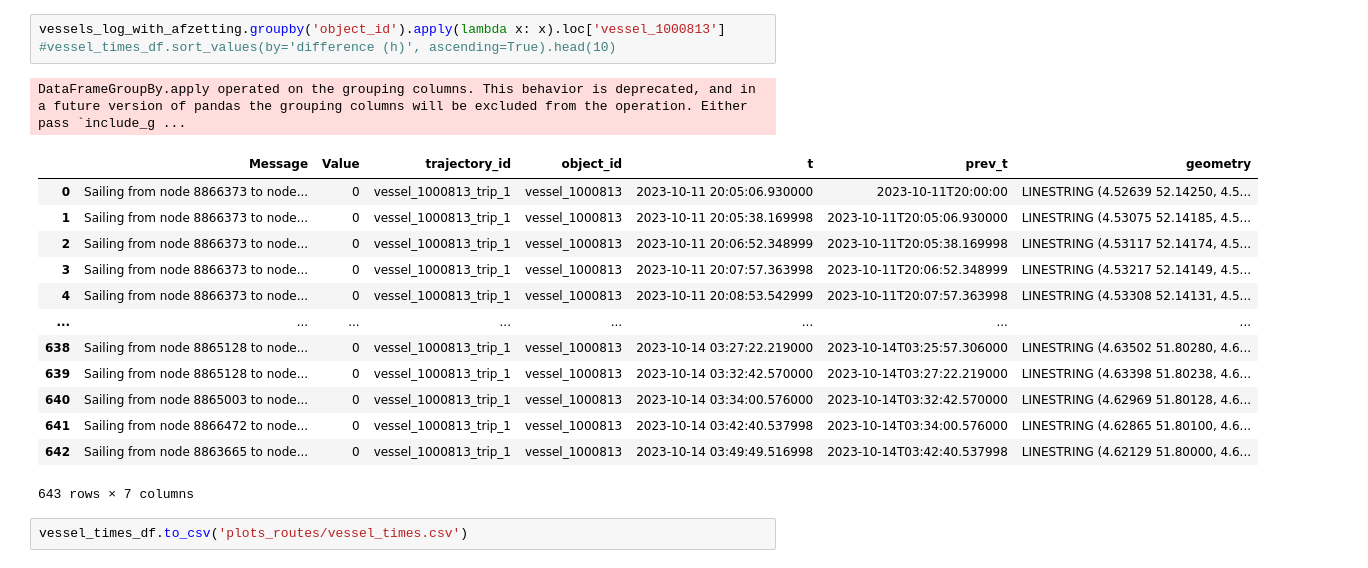
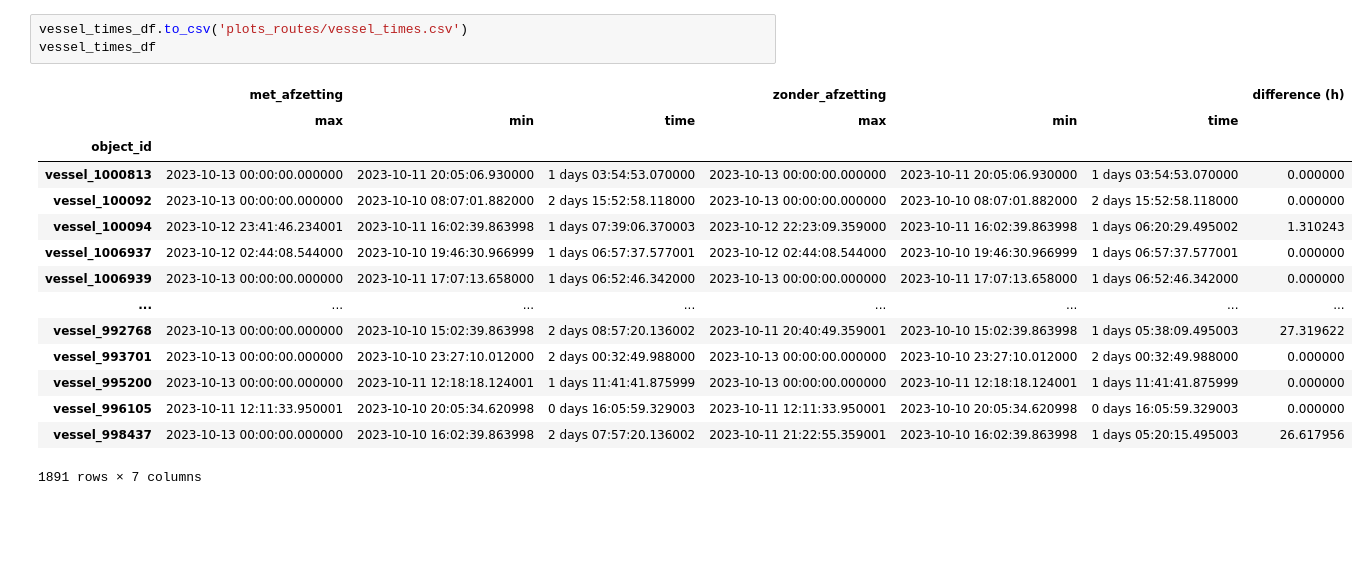
Before and after one commit to Deltares-research/digitaltwin-waterway, a Jupyter notebook: notebooks/ivs/analysis_lock_waiting_times.ipynb, the cells around one changed output. Saved outputs shown, nothing was run; the diff lists cells and outputs as text; blank space fills up the shorter version.

```diff
--- a/notebooks/ivs/analysis_lock_waiting_times.ipynb
+++ b/notebooks/ivs/analysis_lock_waiting_times.ipynb
@@ -96,23 +185,22 @@ See the caveats in the documentation: https://pandas.pydata.org/pandas-docs/stab
 Use `df.loc[row_indexer, "col"] = values` instead, to perform the assignment in a single step and ensure this keeps updating the original `df`.
 
 See the caveats in the documentation: https://pandas.pydata.org/pandas-docs/stable/user_guide/indexing.html#returning-a-view-versus-a-copy
-# %%
-vessels_log_with_afzetting.groupby('object_id').apply(lambda x: x).loc['vessel_1000813']
-#vessel_times_df.sort_values(by='difference (h)', ascending=True).head(10)
-# %% [output]
-DataFrameGroupBy.apply operated on the grouping columns. This behavior is deprecated, and in a future version of pandas the grouping columns will be excluded from the operation. Either pass `include_g ...
-|  | Message | Value | trajectory_id | object_id | t | prev_t | geometry |
-| 0 | Sailing from node 8866373 to node... | 0 | vessel_1000813_trip_1 | vessel_1000813 | 2023-10-11 20:05:06.930000 | 2023-10-11T20:00:00 | LINESTRING (4.52639 52.14250, 4.5... |
-| 1 | Sailing from node 8866373 to node... | 0 | vessel_1000813_trip_1 | vessel_1000813 | 2023-10-11 20:05:38.169998 | 2023-10-11T20:05:06.930000 | LINESTRING (4.53075 52.14185, 4.5... |
-| 2 | Sailing from node 8866373 to node... | 0 | vessel_1000813_trip_1 | vessel_1000813 | 2023-10-11 20:06:52.348999 | 2023-10-11T20:05:38.169998 | LINESTRING (4.53117 52.14174, 4.5... |
-| 3 | Sailing from node 8866373 to node... | 0 | vessel_1000813_trip_1 | vessel_1000813 | 2023-10-11 20:07:57.363998 | 2023-10-11T20:06:52.348999 | LINESTRING (4.53217 52.14149, 4.5... |
-| 4 | Sailing from node 8866373 to node... | 0 | vessel_1000813_trip_1 | vessel_1000813 | 2023-10-11 20:08:53.542999 | 2023-10-11T20:07:57.363998 | LINESTRING (4.53308 52.14131, 4.5... |
-| ... | ... | ... | ... | ... | ... | ... | ... |
-| 638 | Sailing from node 8865128 to node... | 0 | vessel_1000813_trip_1 | vessel_1000813 | 2023-10-14 03:27:22.219000 | 2023-10-14T03:25:57.306000 | LINESTRING (4.63502 51.80280, 4.6... |
-| 639 | Sailing from node 8865128 to node... | 0 | vessel_1000813_trip_1 | vessel_1000813 | 2023-10-14 03:32:42.570000 | 2023-10-14T03:27:22.219000 | LINESTRING (4.63398 51.80238, 4.6... |
-| 640 | Sailing from node 8865003 to node... | 0 | vessel_1000813_trip_1 | vessel_1000813 | 2023-10-14 03:34:00.576000 | 2023-10-14T03:32:42.570000 | LINESTRING (4.62969 51.80128, 4.6... |
-| 641 | Sailing from node 8866472 to node... | 0 | vessel_1000813_trip_1 | vessel_1000813 | 2023-10-14 03:42:40.537998 | 2023-10-14T03:34:00.576000 | LINESTRING (4.62865 51.80100, 4.6... |
-| 642 | Sailing from node 8863665 to node... | 0 | vessel_1000813_trip_1 | vessel_1000813 | 2023-10-14 03:49:49.516998 | 2023-10-14T03:42:40.537998 | LINESTRING (4.62129 51.80000, 4.6... |
-643 rows × 7 columns
 # %%
 vessel_times_df.to_csv('plots_routes/vessel_times.csv')
+vessel_times_df
+# %% [output]
+|  | met_afzetting |  |  | zonder_afzetting |  |  | difference (h) |
+|  | max | min | time | max | min | time |  |
+| object_id |  |  |  |  |  |  |  |
+| vessel_1000813 | 2023-10-13 00:00:00.000000 | 2023-10-11 20:05:06.930000 | 1 days 03:54:53.070000 | 2023-10-13 00:00:00.000000 | 2023-10-11 20:05:06.930000 | 1 days 03:54:53.070000 | 0.000000 |
+| vessel_100092 | 2023-10-13 00:00:00.000000 | 2023-10-10 08:07:01.882000 | 2 days 15:52:58.118000 | 2023-10-13 00:00:00.000000 | 2023-10-10 08:07:01.882000 | 2 days 15:52:58.118000 | 0.000000 |
+| vessel_100094 | 2023-10-12 23:41:46.234001 | 2023-10-11 16:02:39.863998 | 1 days 07:39:06.370003 | 2023-10-12 22:23:09.359000 | 2023-10-11 16:02:39.863998 | 1 days 06:20:29.495002 | 1.310243 |
+| vessel_1006937 | 2023-10-12 02:44:08.544000 | 2023-10-10 19:46:30.966999 | 1 days 06:57:37.577001 | 2023-10-12 02:44:08.544000 | 2023-10-10 19:46:30.966999 | 1 days 06:57:37.577001 | 0.000000 |
+| vessel_1006939 | 2023-10-13 00:00:00.000000 | 2023-10-11 17:07:13.658000 | 1 days 06:52:46.342000 | 2023-10-13 00:00:00.000000 | 2023-10-11 17:07:13.658000 | 1 days 06:52:46.342000 | 0.000000 |
+| ... | ... | ... | ... | ... | ... | ... | ... |
+| vessel_992768 | 2023-10-13 00:00:00.000000 | 2023-10-10 15:02:39.863998 | 2 days 08:57:20.136002 | 2023-10-11 20:40:49.359001 | 2023-10-10 15:02:39.863998 | 1 days 05:38:09.495003 | 27.319622 |
+| vessel_993701 | 2023-10-13 00:00:00.000000 | 2023-10-10 23:27:10.012000 | 2 days 00:32:49.988000 | 2023-10-13 00:00:00.000000 | 2023-10-10 23:27:10.012000 | 2 days 00:32:49.988000 | 0.000000 |
+| vessel_995200 | 2023-10-13 00:00:00.000000 | 2023-10-11 12:18:18.124001 | 1 days 11:41:41.875999 | 2023-10-13 00:00:00.000000 | 2023-10-11 12:18:18.124001 | 1 days 11:41:41.875999 | 0.000000 |
+| vessel_996105 | 2023-10-11 12:11:33.950001 | 2023-10-10 20:05:34.620998 | 0 days 16:05:59.329003 | 2023-10-11 12:11:33.950001 | 2023-10-10 20:05:34.620998 | 0 days 16:05:59.329003 | 0.000000 |
+| vessel_998437 | 2023-10-13 00:00:00.000000 | 2023-10-10 16:02:39.863998 | 2 days 07:57:20.136002 | 2023-10-11 21:22:55.359001 | 2023-10-10 16:02:39.863998 | 1 days 05:20:15.495003 | 26.617956 |
+1891 rows × 7 columns
```
Also changed, not shown: parts of 25 cells of this notebook, 4 other files.
